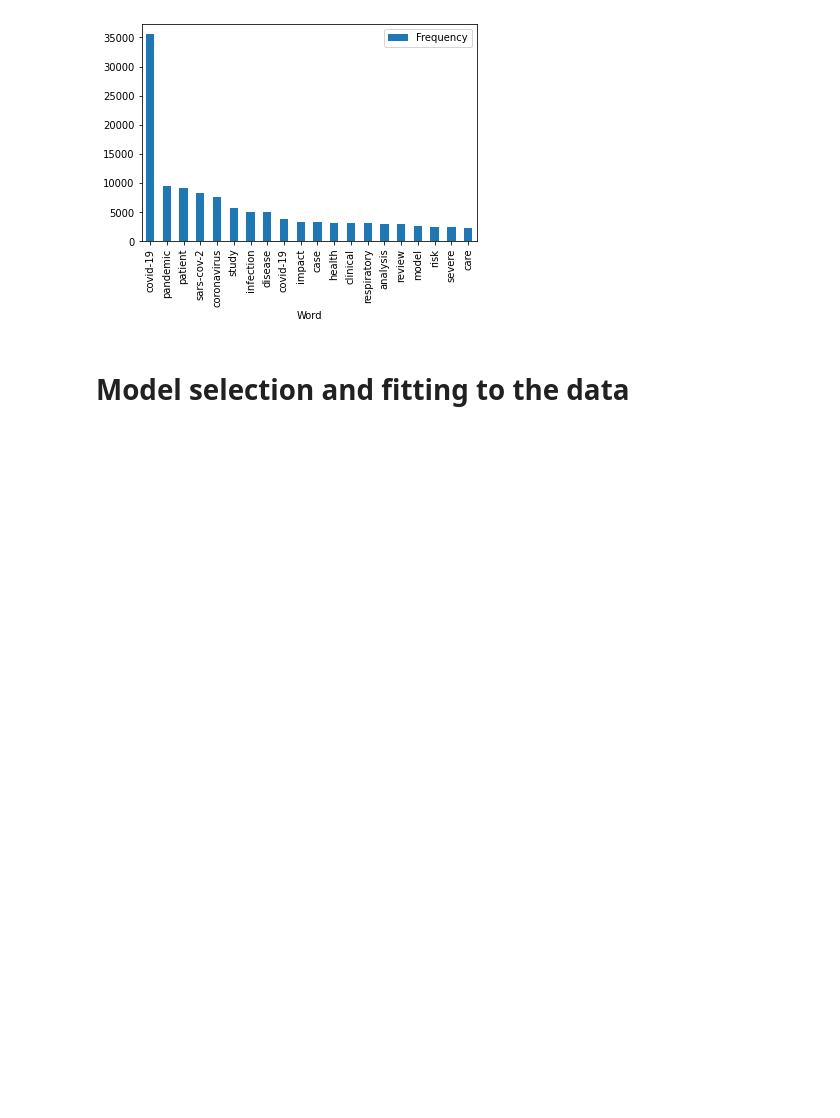
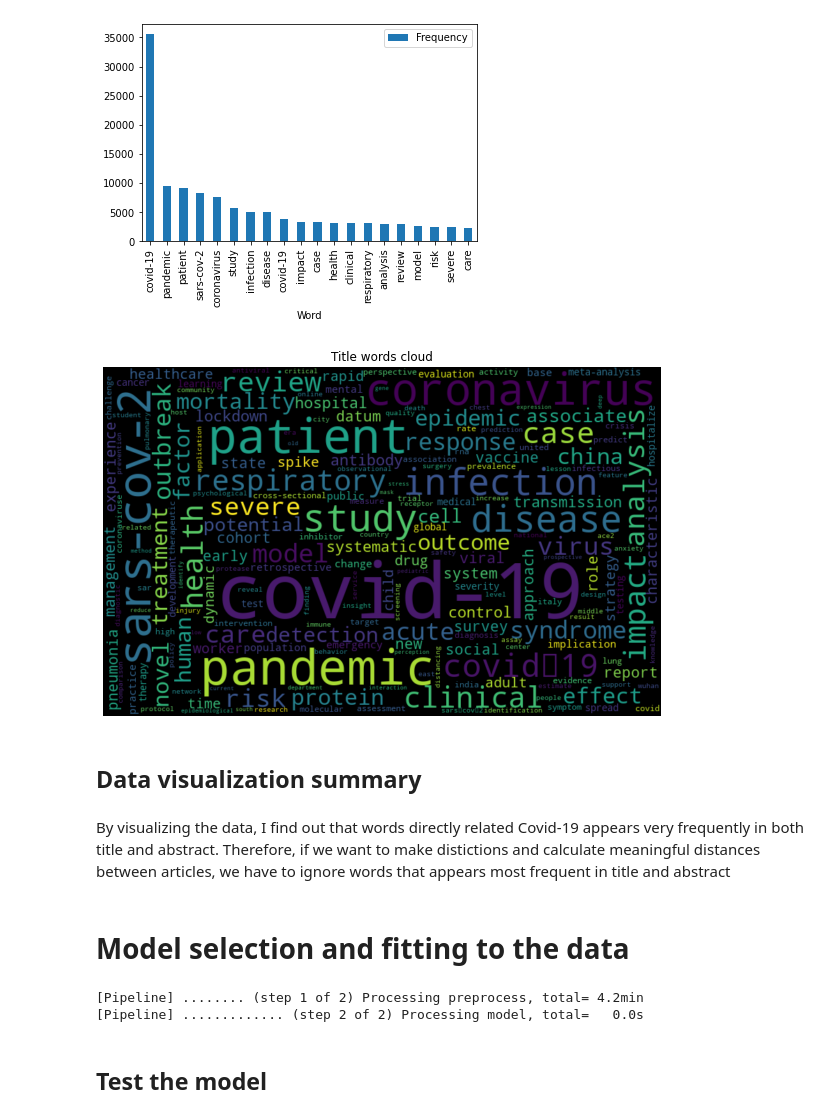
Before and after one commit to LawZhou/article-recommending-system, a Jupyter notebook: FinalProjectstarter.ipynb, the cells around one changed output. Drawn from its saved outputs; the diff is of its cells as text; code cells hidden in the pictures; blank space fills up the shorter version.

```diff
--- a/FinalProjectstarter.ipynb
+++ b/FinalProjectstarter.ipynb
@@ -212,7 +241,7 @@ abstract_words_freq.plot(x='Word', y='Frequency', kind='bar')
 # %% [markdown]
 ## Plot word frequency for title
 # %%
-title_words_freq = get_word_freq(proced_df['cleaned_title'], top_N=20)
+title_words_freq, title_words_dist = get_word_freq(proced_df['cleaned_title'], top_N=20)
 # %%
 title_words_freq
 # %% [output]
@@ -238,5 +267,13 @@ title_words_freq.plot(x='Word', y='Frequency', kind='bar')
 # %% [output]
 <matplotlib.axes._subplots.AxesSubplot at 0x...>
 [figure]
+# %%
+draw_word_cloud(title_words_dist, "Title word cloud")
+# %% [output]
+[figure, added]
+# %% [markdown]
+## Data visualization summary
+# %% [markdown]
+By visualizing the data, I find out that words directly related Covid-19 appears very frequently in both title and abstract. Therefore, if we want to make distictions and calculate meaningful distances between articles, we have to ignore words that appears most frequent in title and abstract
 # %% [markdown]
 # Model selection and fitting to the data
@@ -246,0 +314,10 @@ data_vectorized = vect.fit_transform(tqdm(df['abstract'], mininterval=300))
+# %%
+MAX_FEATURES_TITLE = 1000
+MAX_FEATURES_ABSTRACT = 10000
+title_args = {'min_df': 0.1,  'max_df':0.9,'max_features': MAX_FEATURES_TITLE, 'ngram_range': (1, 3)}
+abstract_args = {'min_df': 0.1,  'max_df':0.9, 'max_features': MAX_FEATURES_ABSTRACT, 'ngram_range': (1, 4)}
+knn_args = {'n_neighbors': 3, 'leaf_size': 30, 'n_jobs': -1}
+model = train(train_df, title_args, abstract_args, knn_args)
+# %% [output]
+[Pipeline] ........ (step 1 of 2) Processing preprocess, total= 4.2min
+[Pipeline] ............. (step 2 of 2) Processing model, total=   0.0s
@@ -246,0 +335,2 @@ data_vectorized = vect.fit_transform(tqdm(df['abstract'], mininterval=300))
+# %% [markdown]
+## Test the model
```
Also changed, not shown: parts of 30 cells of this notebook.
